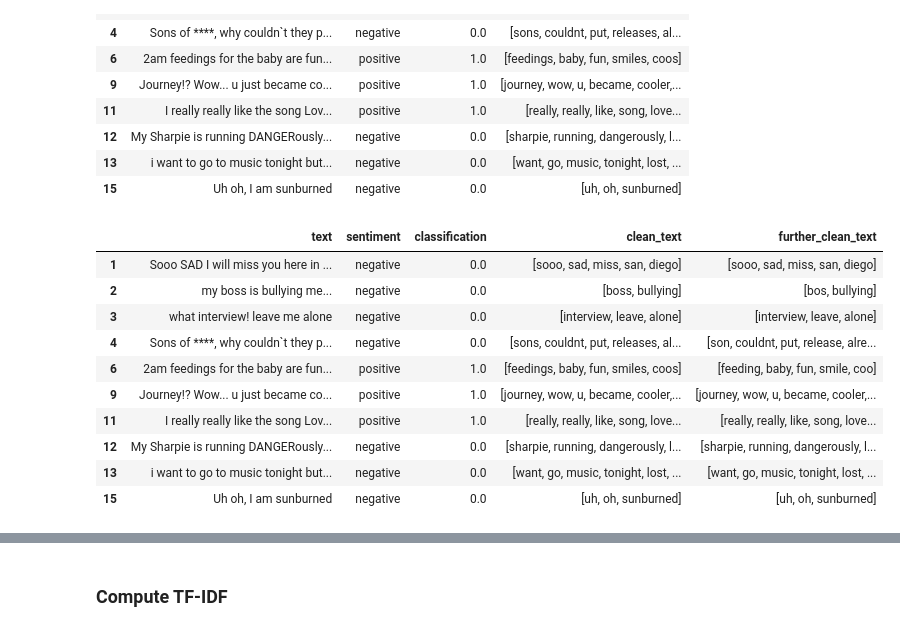
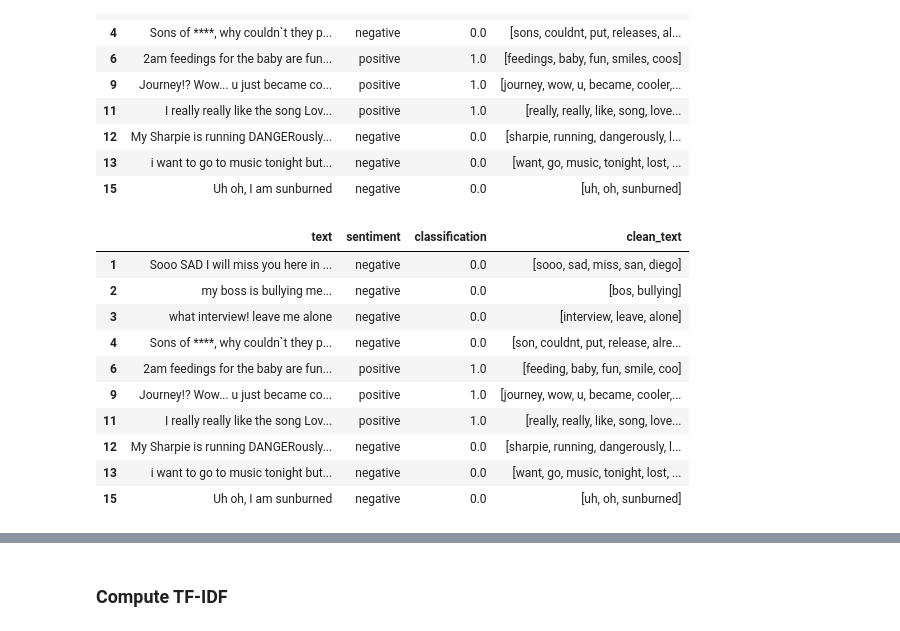
Before and after one commit to nicklin37/robust-sa, a Jupyter notebook: tweet-sentiment-extraction/sparse_weights/sparse_parse_tree_weights.ipynb, the cells around one changed output, grey strips where cells are left out. Drawn from its saved outputs; the diff is of its cells as text; code cells hidden in the pictures.

```diff
--- a/tweet-sentiment-extraction/sparse_weights/sparse_parse_tree_weights.ipynb
+++ b/tweet-sentiment-extraction/sparse_weights/sparse_parse_tree_weights.ipynb
@@ -86,22 +82,22 @@ df.head(10)
 # %%
 wn = nltk.WordNetLemmatizer()
 
 def lemmatizer(text):
     text = [wn.lemmatize(word) for word in text]
     return text
 
-df['further_clean_text'] = df['clean_text'].apply(lambda x: lemmatizer(x))
+df['clean_text'] = df['clean_text'].apply(lambda x: lemmatizer(x))
 df.head(10)
 # %% [output]
-|  | text | sentiment | classification | clean_text | further_clean_text |
-| 1 | Sooo SAD I will miss you here in ... | negative | 0.0 | [sooo, sad, miss, san, diego] | [sooo, sad, miss, san, diego] |
-| 2 | my boss is bullying me... | negative | 0.0 | [boss, bullying] | [bos, bullying] |
-| 3 | what interview! leave me alone | negative | 0.0 | [interview, leave, alone] | [interview, leave, alone] |
-| 4 | Sons of ****, why couldn`t they p... | negative | 0.0 | [sons, couldnt, put, releases, al... | [son, couldnt, put, release, alre... |
-| 6 | 2am feedings for the baby are fun... | positive | 1.0 | [feedings, baby, fun, smiles, coos] | [feeding, baby, fun, smile, coo] |
-| 9 | Journey!? Wow... u just became co... | positive | 1.0 | [journey, wow, u, became, cooler,... | [journey, wow, u, became, cooler,... |
-| 11 | I really really like the song Lov... | positive | 1.0 | [really, really, like, song, love... | [really, really, like, song, love... |
-| 12 | My Sharpie is running DANGERously... | negative | 0.0 | [sharpie, running, dangerously, l... | [sharpie, running, dangerously, l... |
-| 13 | i want to go to music tonight but... | negative | 0.0 | [want, go, music, tonight, lost, ... | [want, go, music, tonight, lost, ... |
-| 15 | Uh oh, I am sunburned | negative | 0.0 | [uh, oh, sunburned] | [uh, oh, sunburned] |
+|  | text | sentiment | classification | clean_text |
+| 1 | Sooo SAD I will miss you here in ... | negative | 0.0 | [sooo, sad, miss, san, diego] |
+| 2 | my boss is bullying me... | negative | 0.0 | [bos, bullying] |
+| 3 | what interview! leave me alone | negative | 0.0 | [interview, leave, alone] |
+| 4 | Sons of ****, why couldn`t they p... | negative | 0.0 | [son, couldnt, put, release, alre... |
+| 6 | 2am feedings for the baby are fun... | positive | 1.0 | [feeding, baby, fun, smile, coo] |
+| 9 | Journey!? Wow... u just became co... | positive | 1.0 | [journey, wow, u, became, cooler,... |
+| 11 | I really really like the song Lov... | positive | 1.0 | [really, really, like, song, love... |
+| 12 | My Sharpie is running DANGERously... | negative | 0.0 | [sharpie, running, dangerously, l... |
+| 13 | i want to go to music tonight but... | negative | 0.0 | [want, go, music, tonight, lost, ... |
+| 15 | Uh oh, I am sunburned | negative | 0.0 | [uh, oh, sunburned] |
 # %%
```
Also changed, not shown: parts of 6 cells of this notebook, 2 other files.
